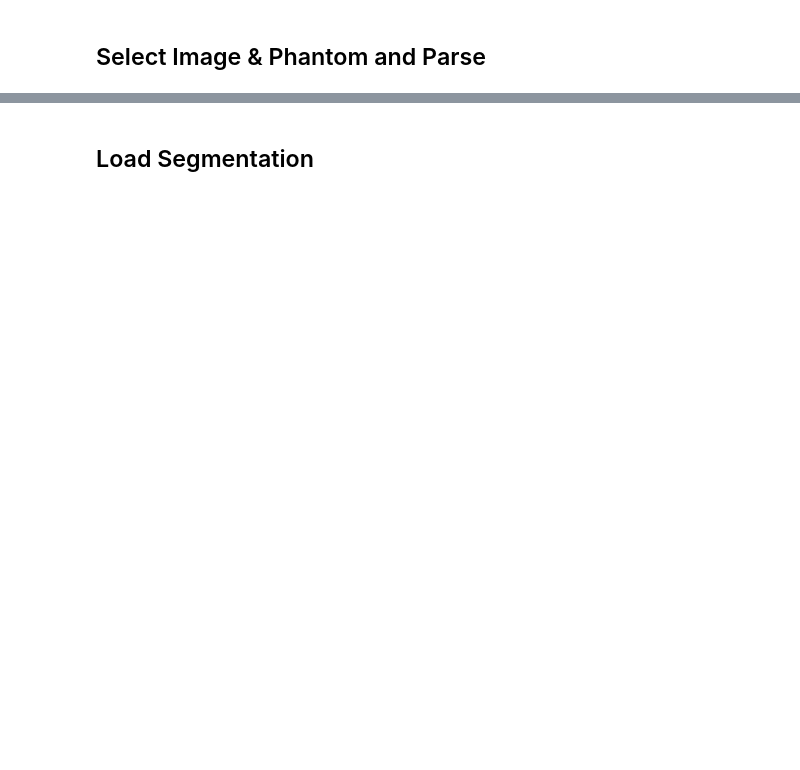
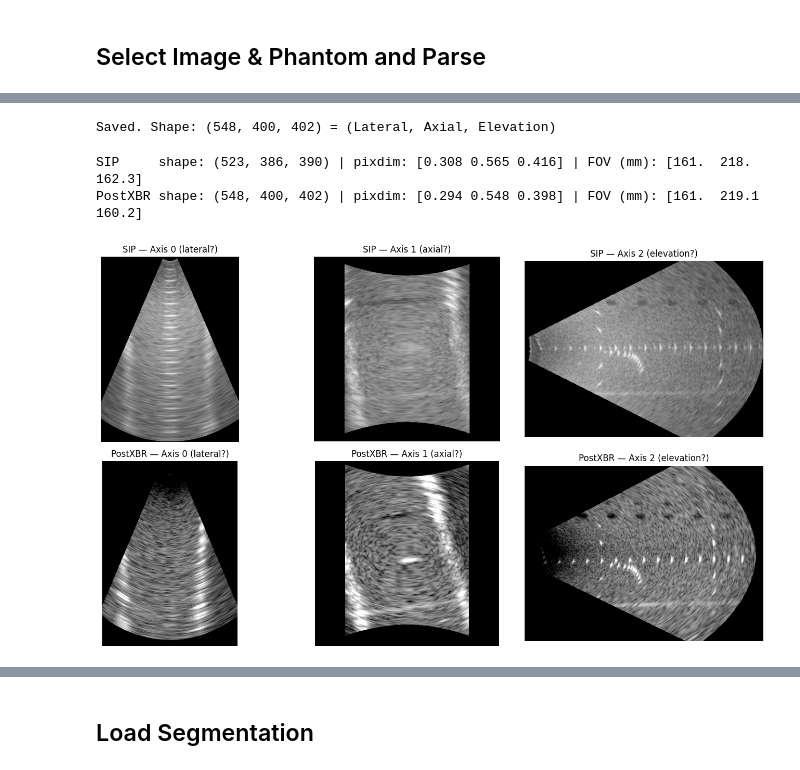
Before and after one commit to QuantUS-OpenSource/QuantUS-Backend-QUS, a Jupyter notebook: CLI-Demos/utc_demo 3d.ipynb, the cells around one changed output, grey strips where cells are left out. Drawn from its saved outputs; the diff is of its cells as text; code cells hidden in the pictures; blank space fills up the shorter version.

```diff
--- a/CLI-Demos/utc_demo 3d.ipynb
+++ b/CLI-Demos/utc_demo 3d.ipynb
@@ -30,0 +481,80 @@ image_data = scan_loading_step(scan_type, scan_path, phantom_path, **scan_loader
+# %%
+import nibabel as nib
+import numpy as np
+
+# sc_bmode is (Axial, Lateral, Elevation) → transpose to (Lateral, Axial, Elevation)
+bmode_reordered = image_data.sc_bmode.transpose(1, 0, 2)
+
+affine = np.diag([
+    image_data.sc_lateral_res,  # axis 0 = Lateral
+    image_data.sc_axial_res,    # axis 1 = Axial
+    image_data.sc_coronal_res,  # axis 2 = Elevation
+    1.0
+])
+
+nifti_img = nib.Nifti1Image(bmode_reordered.astype(np.float32), affine)
+nifti_img.header['pixdim'][5:8] = 0
+nib.save(nifti_img, '/Volumes/T5 EVO/UCSD_3DCEUS/RF/3DMPUS-ATS-Phantom/sc_bmode.nii.gz')
+print(f"Saved. Shape: {bmode_reordered.shape} = (Lateral, Axial, Elevation)")
+# %% [output]
+Saved. Shape: (548, 400, 402) = (Lateral, Axial, Elevation)
+# %%
+import nibabel as nib
+import numpy as np
+import matplotlib.pyplot as plt
+
+sip_path = '/Volumes/T5 EVO/UCSD_3DCEUS/SIP/3DMPUS-ATS-Phantom/HighQuality/ATS-PHANTOM-CEUS_13.05.44/ATS-PHANTOM-CEUS_13.05.44_mf_sip_capture_50_2_1_0_BMODE.nii'
+postxbr_path = '/Volumes/T5 EVO/UCSD_3DCEUS/RF/3DMPUS-ATS-Phantom/sc_bmode.nii.gz'
+
+sip  = nib.load(sip_path,  mmap=True)
+pxbr = nib.load(postxbr_path, mmap=True)
+
+sip_pixdim  = sip.header['pixdim'][1:4]
+pxbr_pixdim = pxbr.header['pixdim'][1:4]
+sip_shape   = sip.shape[:3]
+pxbr_shape  = pxbr.shape[:3]
+
+sip_fov  = np.array(sip_shape)  * sip_pixdim
+pxbr_fov = np.array(pxbr_shape) * pxbr_pixdim
+
+print("SIP     shape:", sip_shape,  "| pixdim:", np.round(sip_pixdim, 3),  "| FOV (mm):", np.round(sip_fov, 1))
+print("PostXBR shape:", pxbr_shape, "| pixdim:", np.round(pxbr_pixdim, 3), "| FOV (mm):", np.round(pxbr_fov, 1))
+
+# Load only the mid-slices needed — not the full volume
+mid_sip  = [s // 2 for s in sip_shape]
+mid_pxbr = [s // 2 for s in pxbr_shape]
+
+sip_slices = [
+    np.array(sip.dataobj[mid_sip[0], :, :, 0]),
+    np.array(sip.dataobj[:, mid_sip[1], :, 0]),
+    np.array(sip.dataobj[:, :, mid_sip[2], 0]),
+]
+pxbr_slices = [
+    np.array(pxbr.dataobj[mid_pxbr[0], :, :]),
+    np.array(pxbr.dataobj[:, mid_pxbr[1], :]),
+    np.array(pxbr.dataobj[:, :, mid_pxbr[2]]),
+]
+
+titles = ['Axis 0 (lateral?)', 'Axis 1 (axial?)', 'Axis 2 (elevation?)']
+
+# aspect = row_pixdim / col_pixdim for each slice orientation
+sip_aspects  = [sip_pixdim[1]/sip_pixdim[2],   sip_pixdim[0]/sip_pixdim[2],   sip_pixdim[0]/sip_pixdim[1]]
+pxbr_aspects = [pxbr_pixdim[1]/pxbr_pixdim[2], pxbr_pixdim[0]/pxbr_pixdim[2], pxbr_pixdim[0]/pxbr_pixdim[1]]
+
+fig, axes = plt.subplots(2, 3, figsize=(14, 8))
+for col in range(3):
+    axes[0, col].imshow(sip_slices[col],  cmap='gray', aspect=sip_aspects[col])
+    axes[0, col].set_title(f'SIP — {titles[col]}')
+    axes[0, col].axis('off')
+
+    axes[1, col].imshow(pxbr_slices[col], cmap='gray', aspect=pxbr_aspects[col])
+    axes[1, col].set_title(f'PostXBR — {titles[col]}')
+    axes[1, col].axis('off')
+
+plt.tight_layout()
+plt.show()
+plt.show()
+# %% [output]
+SIP     shape: (523, 386, 390) | pixdim: [0.308 0.565 0.416] | FOV (mm): [161.  218.  162.3]
+PostXBR shape: (548, 400, 402) | pixdim: [0.294 0.548 0.398] | FOV (mm): [161.  219.1 160.2]
+[figure, added]
```
Also changed, not shown: parts of 29 cells of this notebook, 10 other files.
